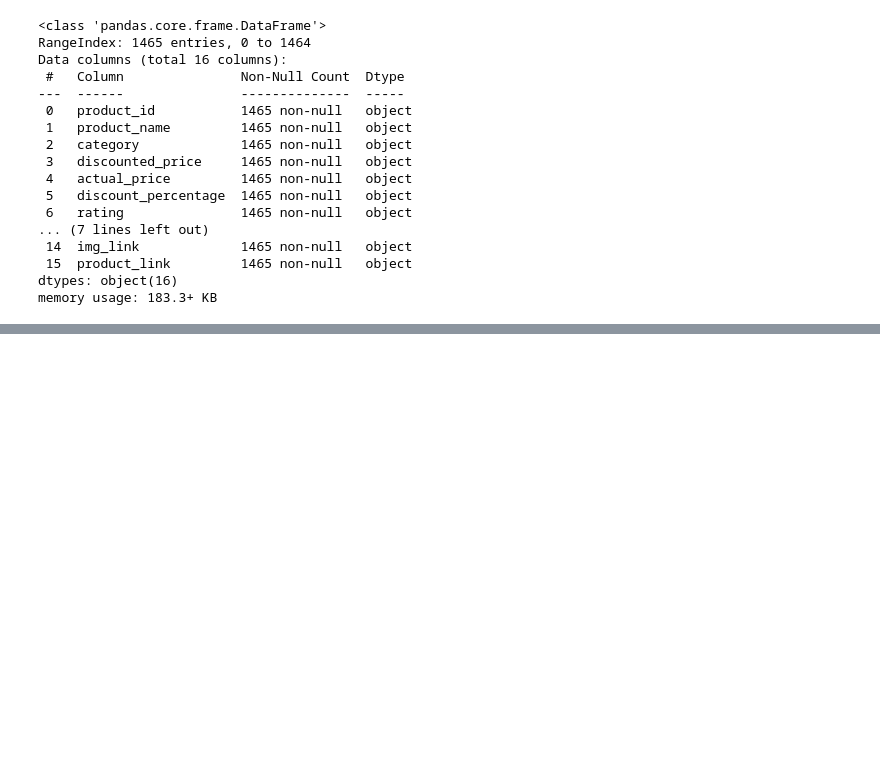
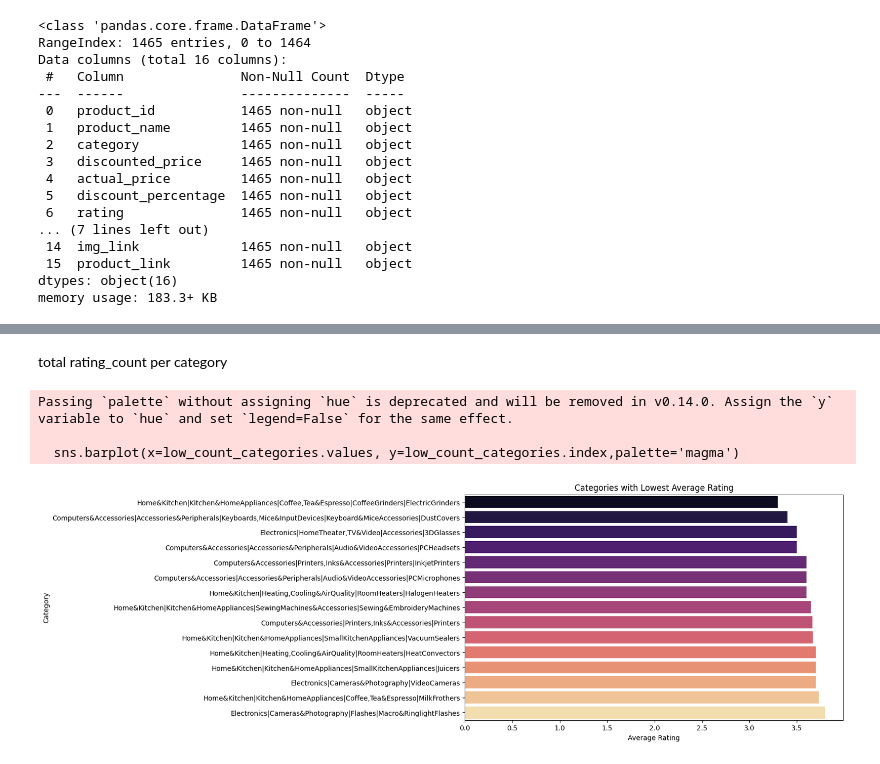
Before and after one commit to NaimPro-tech/customer_churn_prediction, a Jupyter notebook: churn_model.ipynb, the cells around one changed output, grey strips where cells are left out. Drawn from its saved outputs; the diff is of its cells as text; code cells hidden in the pictures; blank space fills up the shorter version.

```diff
--- a/churn_model.ipynb
+++ b/churn_model.ipynb
@@ -35,0 +165,15 @@ memory usage: 183.3+ KB
+# %% [markdown]
+total rating_count per category
+# %%
+low_count_categories = df.groupby('category')['rating'].mean().sort_values().head(15)
+plt.figure(figsize=(10,6))
+sns.barplot(x=low_count_categories.values, y=low_count_categories.index,palette='magma')
+plt.xlabel('Average Rating')
+plt.ylabel('Category')
+plt.title('Categories with Lowest Average Rating')
+plt.show()
+# %% [output]
+Passing `palette` without assigning `hue` is deprecated and will be removed in v0.14.0. Assign the `y` variable to `hue` and set `legend=False` for the same effect.
+
+  sns.barplot(x=low_count_categories.values, y=low_count_categories.index,palette='magma')
+[figure, added]
```
Also changed, not shown: parts of 21 cells of this notebook, 1 other file.
